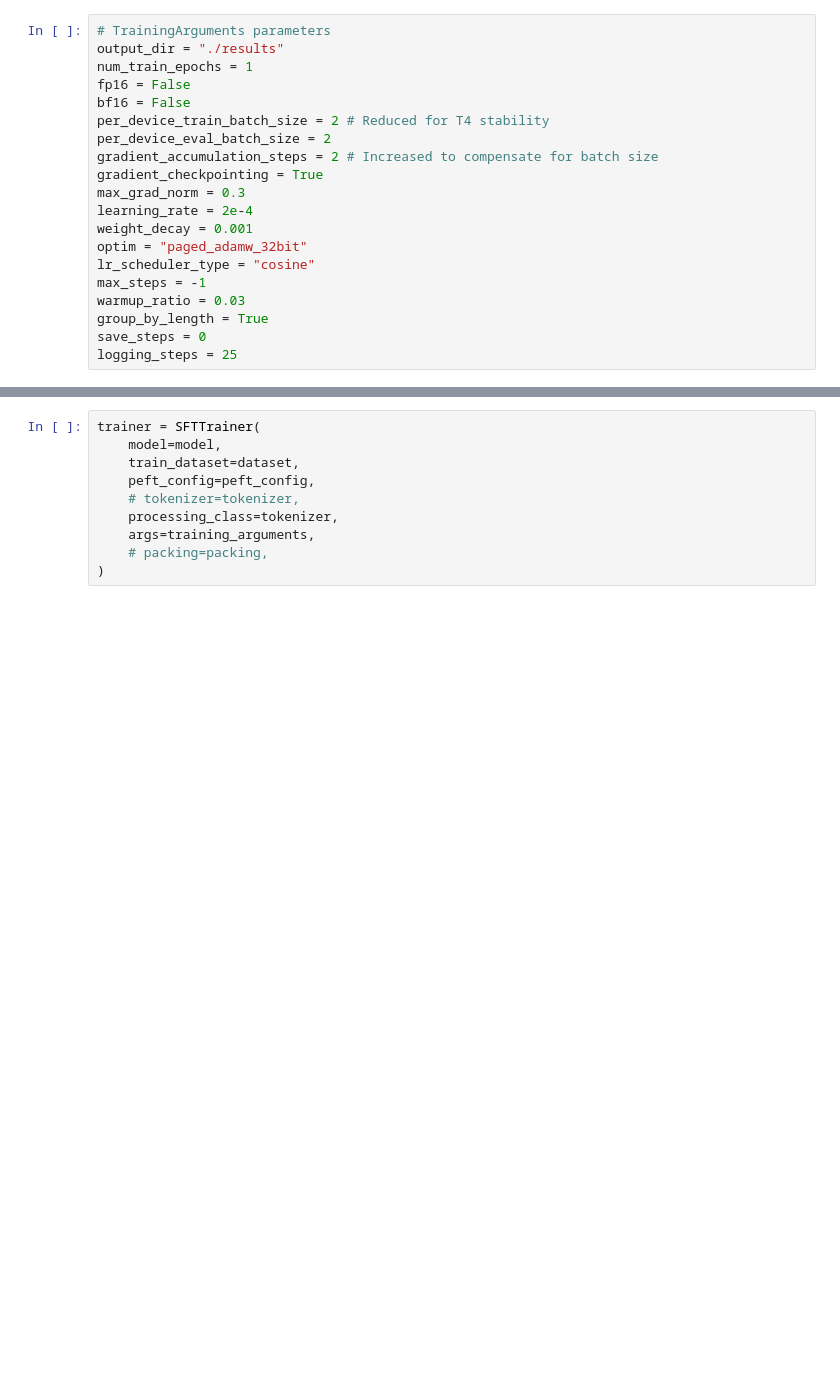
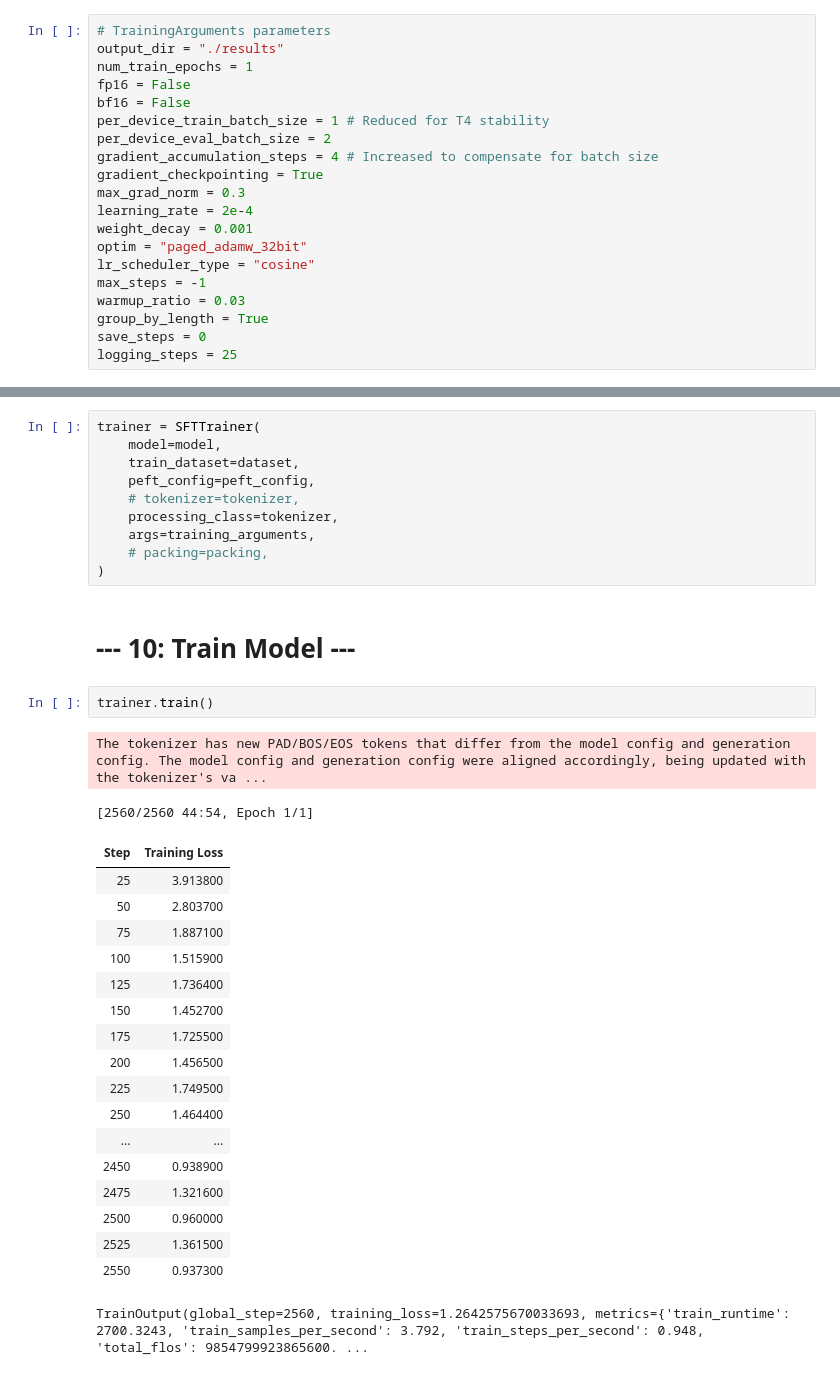
Before and after one commit to Nobobi-Hasan/FND-Llama, a Jupyter notebook: FND_Llama_01_Fine_Tuning_1_00_ipynb.ipynb, the cells around one changed output, grey strips where cells are left out. Drawn from its saved outputs; the diff is of its cells as text; blank space fills up the shorter version.

Commit message:
Epoch 1

```diff
--- a/FND_Llama_01_Fine_Tuning_1_00_ipynb.ipynb
+++ b/FND_Llama_01_Fine_Tuning_1_00_ipynb.ipynb
@@ -69,9 +67,9 @@ output_dir = "./results"
 num_train_epochs = 1
 fp16 = False
 bf16 = False
-per_device_train_batch_size = 2 # Reduced for T4 stability
+per_device_train_batch_size = 1 # Reduced for T4 stability
 per_device_eval_batch_size = 2
-gradient_accumulation_steps = 2 # Increased to compensate for batch size
+gradient_accumulation_steps = 4 # Increased to compensate for batch size
 gradient_checkpointing = True
 max_grad_norm = 0.3
 learning_rate = 2e-4
@@ -245,3 +249,28 @@ trainer = SFTTrainer(
     args=training_arguments,
     # packing=packing,
 )
+# %% [markdown]
+# --- 10: Train Model ---
+# %%
+trainer.train()
+# %% [output]
+The tokenizer has new PAD/BOS/EOS tokens that differ from the model config and generation config. The model config and generation config were aligned accordingly, being updated with the tokenizer's va ...
+[2560/2560 44:54, Epoch 1/1]
+| Step | Training Loss |
+| 25 | 3.913800 |
+| 50 | 2.803700 |
+| 75 | 1.887100 |
+| 100 | 1.515900 |
+| 125 | 1.736400 |
+| 150 | 1.452700 |
+| 175 | 1.725500 |
+| 200 | 1.456500 |
+| 225 | 1.749500 |
+| 250 | 1.464400 |
+| ... | ... |
+| 2450 | 0.938900 |
+| 2475 | 1.321600 |
+| 2500 | 0.960000 |
+| 2525 | 1.361500 |
+| 2550 | 0.937300 |
+TrainOutput(global_step=2560, training_loss=1.2642575670033693, metrics={'train_runtime': 2700.3243, 'train_samples_per_second': 3.792, 'train_steps_per_second': 0.948, 'total_flos': 9854799923865600. ...
```
Also changed, not shown: parts of 8 cells of this notebook.
